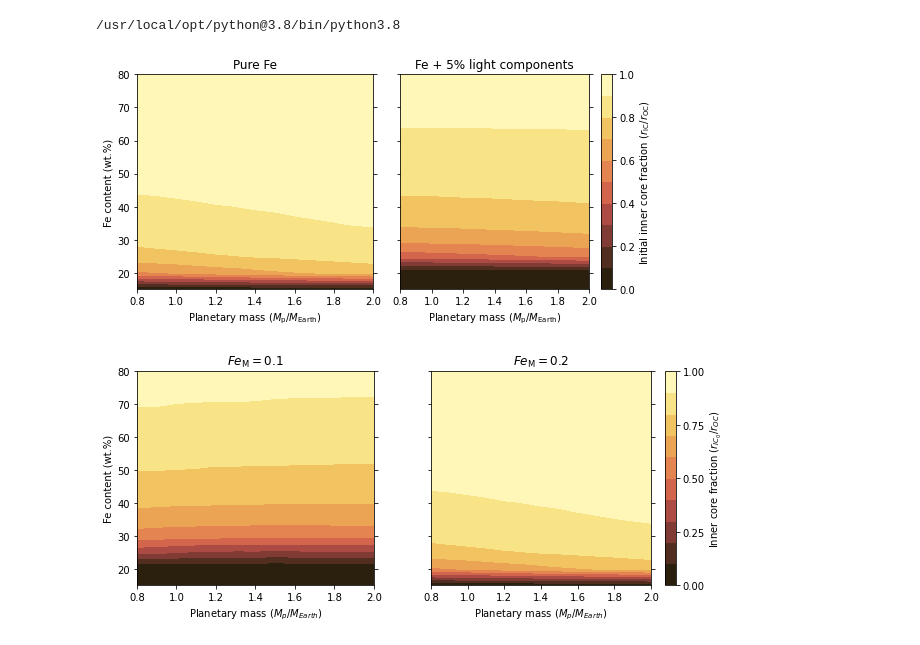
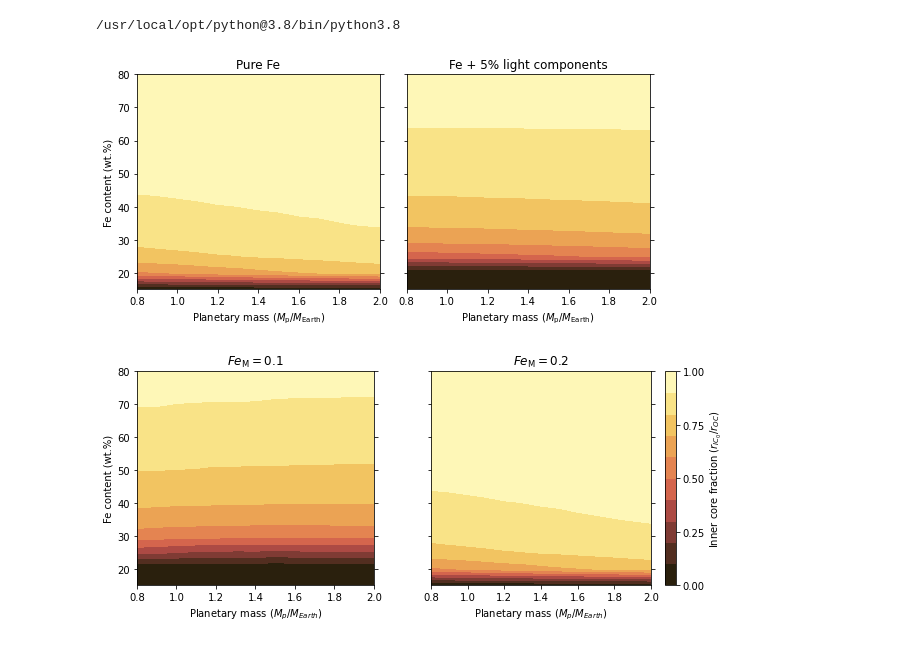
Before and after one commit to irenebonati/exo-cores, a Jupyter notebook: Plots_paper.ipynb, the cells around one changed output. Drawn from its saved outputs; the diff is of its cells as text; code cells hidden in the pictures.

```diff
--- a/Plots_paper.ipynb
+++ b/Plots_paper.ipynb
@@ -74,7 +74,7 @@ def find_rIC(profiles, S):
 names = ["g(m/s^2)", "p(GPa)", "rho(kg/m^3)","r(m)", "T(K)", "oups", "Cp(J/kgK)", "alpha(10^-5 1/s)", "Gruneisen(1)", \
         "KT(GPa)", "KS(GPa)", "G(GPa)", "ElCond (Siemens)", "Material-Parameter" ]
 
-Masses = [0.8, 0.9, 1.0, 1.1, 1.2, 1.3, 1.4, 1.5, 1.6, 1.8, 2.]
+Masses = [0.8, 0.9, 1.0, 1.1, 1.2, 1.3, 1.4, 1.5, 1.6, 1.7, 1.8, 1.9, 2.]
 Fe = [15, 20, 25, 30, 35, 40, 45, 50,  55, 60,  65, 70,  75, 80]
 
 M, F = np.meshgrid(Masses, Fe)
@@ -104,7 +104,7 @@ for i, mass in enumerate(Masses):
 
 # ------------------------------------------------------------------------
 
-fig, ax = plt.subplots(1, 2, figsize=[8,4],sharey=True,sharex=True)
+fig, ax = plt.subplots(1, 2, figsize=[8,4],sharey=True)#,sharex=True)
 levels_rIC = np.linspace(0, 0.75, 20)
 levels_rICf = np.linspace(0, 1, 11)
 levels_Tl = np.linspace(-1600, 2800, 12)
@@ -128,9 +128,9 @@ ax[0].set_xlabel("Planetary mass ($M_{\mathrm{p}}/M_{\mathrm{Earth}}$)")
 #ax[1,0].set_ylabel("Fe content (wt.%)")
 
 sc = ax[1].contourf(M, F, (rIC_005)/(r_CMB), levels_rICf, cmap = lajolla_r)
-cb  = fig.colorbar(sc, ax=ax[1], ticks=np.linspace(0, 1, 6))
-cb.set_label("Initial inner core fraction ($r_{\mathrm{IC}}/r_{\mathrm{OC}}$)")
-divider = make_axes_locatable(ax[1])
+#cb  = fig.colorbar(sc, ax=ax[1], ticks=np.linspace(0, 1, 6))
+#cb.set_label("Initial inner core fraction ($r_{\mathrm{IC}}/r_{\mathrm{OC}}$)")
+#divider = make_axes_locatable(ax[1])
 ax[1].set_title("Fe + 5% light components")
 ax[1].yaxis.set_ticks_position('both')
 ax[1].set_xlabel("Planetary mass ($M_{\mathrm{p}}/M_{\mathrm{Earth}}$)")
@@ -203,34 +203,34 @@ plt.savefig("Figures/R_IC.pdf")
 # sc = ax[1].contourf(M, F, r_CMB/1e3, 20, cmap = plt.cm.magma)
 # ax[1].set_xlabel("Planetary mass ($M_{p}/M_{Earth}$)")
 # ax[1].yaxis.set_ticks_position('both')
 # cb  = fig.colorbar(sc, ax=ax[1])
 # cb.set_label("Radius (km)")
 # ax[1].set_title("CMB")
 
 # sc = ax[2].contourf(M, F, rIC/1e3, 20, cmap = plt.cm.magma)
 # ax[2].set_title("ICB")
 # ax[2].set_xlabel("Planetary mass ($M_{p}/M_{Earth}$)")
 # ax[2].yaxis.set_ticks_position('both')
 # cb  = fig.colorbar(sc, ax=ax[2])
 # cb.set_label("Radius (km)")
 # plt.tight_layout()
 # plt.savefig("Figures/Radii_layers.pdf")
 
 # # ------------------------------------------------------------------------
 
 
 # fig, ax = plt.subplots(1, 1)
 # sc = ax.contourf(M, F, P_0, 20, cmap = plt.cm.magma)
 # ax.set_ylabel("Fe content (wt.%)")
 # cb  = fig.colorbar(sc)
 # cb.set_label("Pressure at the center (GPa)")
 # ax.yaxis.set_ticks_position('both')
 # ax.set_xlabel("Planetary mass ($M_{p}/M_{Earth}$)")
 # ax.yaxis.set_ticks_position('both')
 # plt.tight_layout()
 # plt.savefig("Figures/P0.pdf")
 # %% [output]
-[figure, old version]
+[figure, new version]
 # %%
 M, F = np.meshgrid(Masses, Fe)
 T_CMB = np.zeros_like(M)
```
Also changed, not shown: 4 other files.
